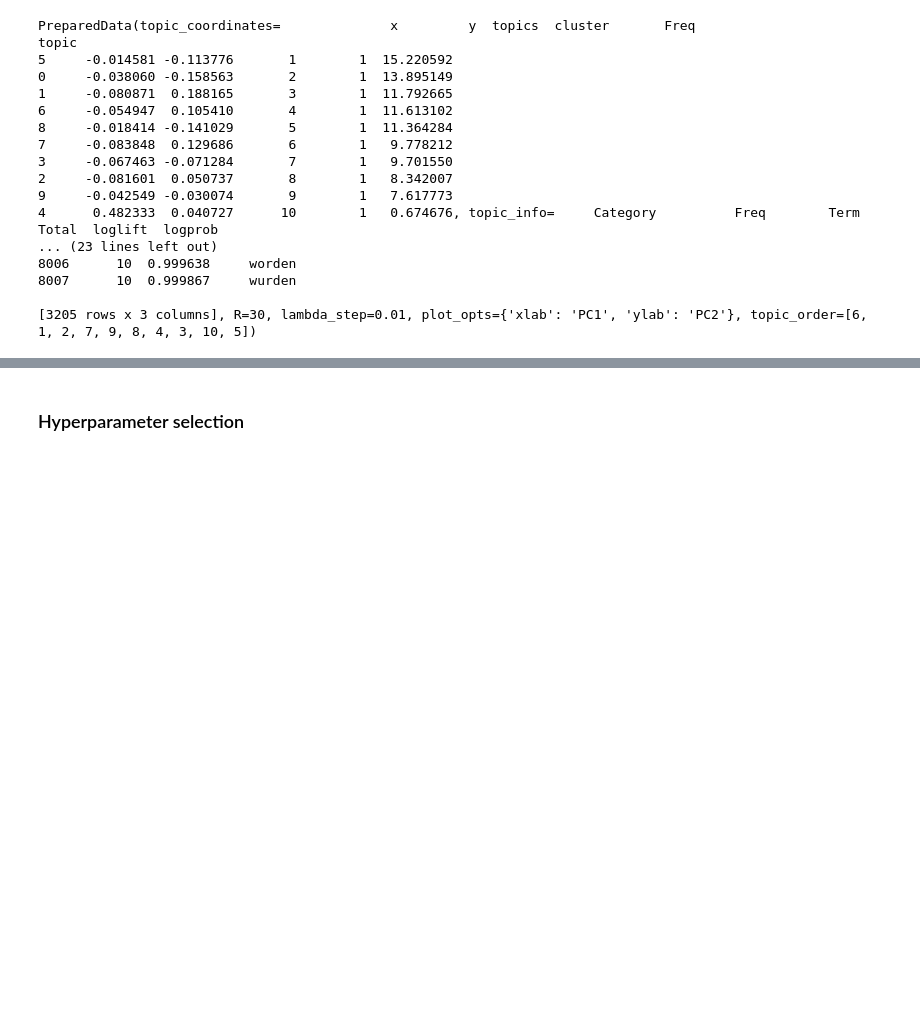
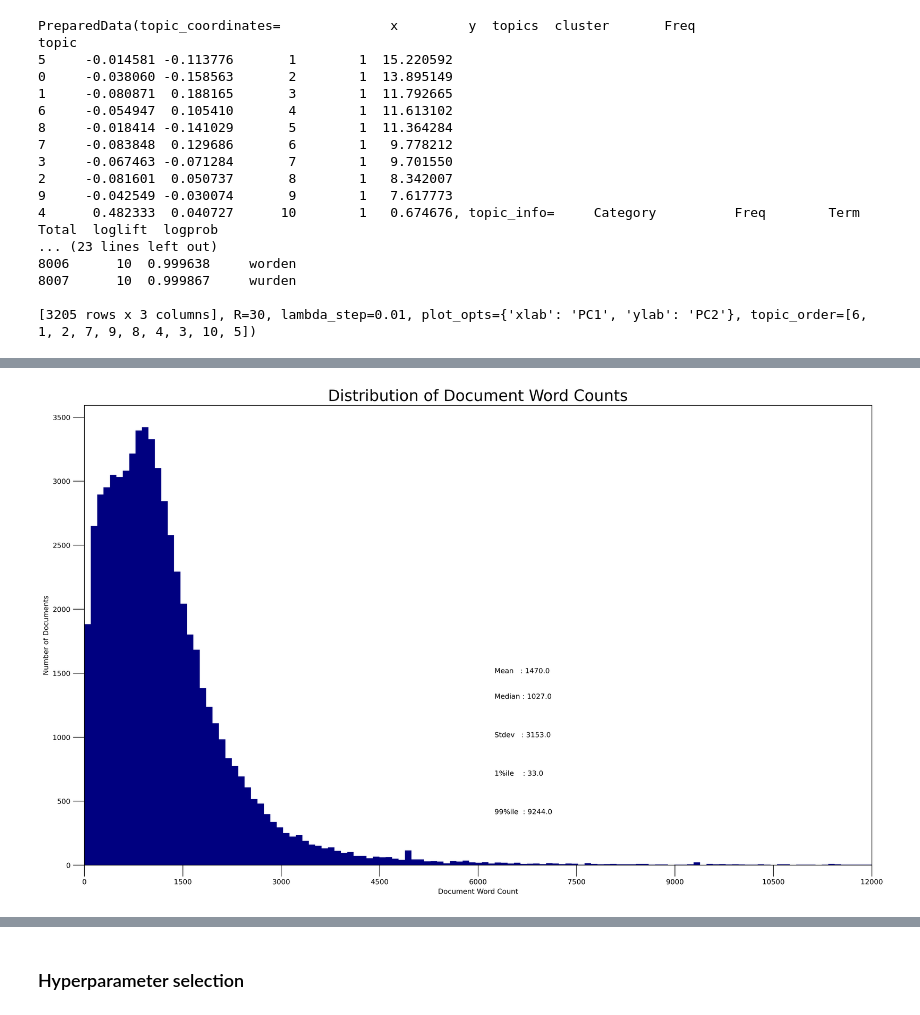
Before and after one commit to decentdilettante/covid19, a Jupyter notebook: LDA_covid_papers_v1.ipynb, the cells around one changed output, grey strips where cells are left out. Cells and saved outputs as stored; diff of their text form; code cells hidden in the pictures; blank space fills up the shorter version.

```diff
--- a/LDA_covid_papers_v1.ipynb
+++ b/LDA_covid_papers_v1.ipynb
@@ -387,0 +390,9 @@ topic
+# %%
+#we are using the best model from our coherence test
+topics = lda_saved_mod.get_document_topics(d_corpus, per_word_topics=True)
+
+all_topics = [(doc_topics, word_topics, word_phis) for doc_topics, word_topics, word_phis in topics]
+# %%
+all_doc_tops = []
+for i in range(len(all_topics)):
+    all_doc_tops.append(all_topics[i][0])
@@ -387,0 +475,19 @@ topic
+# %%
+doc_lens = [len(d) for d in df_dominant_topic.Text]
+
+# Plot
+plt.figure(figsize=(20,12), dpi=260)
+plt.hist(doc_lens, bins = 1000, color='navy')
+plt.text(6250, 1500, "Mean   : " + str(round(np.mean(doc_lens))))
+plt.text(6250,  1300, "Median : " + str(round(np.median(doc_lens))))
+plt.text(6250,  1000, "Stdev   : " + str(round(np.std(doc_lens))))
+plt.text(6250,  700, "1%ile    : " + str(round(np.quantile(doc_lens, q=0.01))))
+plt.text(6250,  400, "99%ile  : " + str(round(np.quantile(doc_lens, q=0.99))))
+
+plt.gca().set(xlim=(0, 12000), ylabel='Number of Documents', xlabel='Document Word Count')
+plt.tick_params(size=16)
+plt.xticks(np.linspace(0,12000,9))
+plt.title('Distribution of Document Word Counts', fontdict=dict(size=22))
+plt.show()
+# %% [output]
+[figure, added]
```
Also changed, not shown: parts of 17 cells of this notebook.
